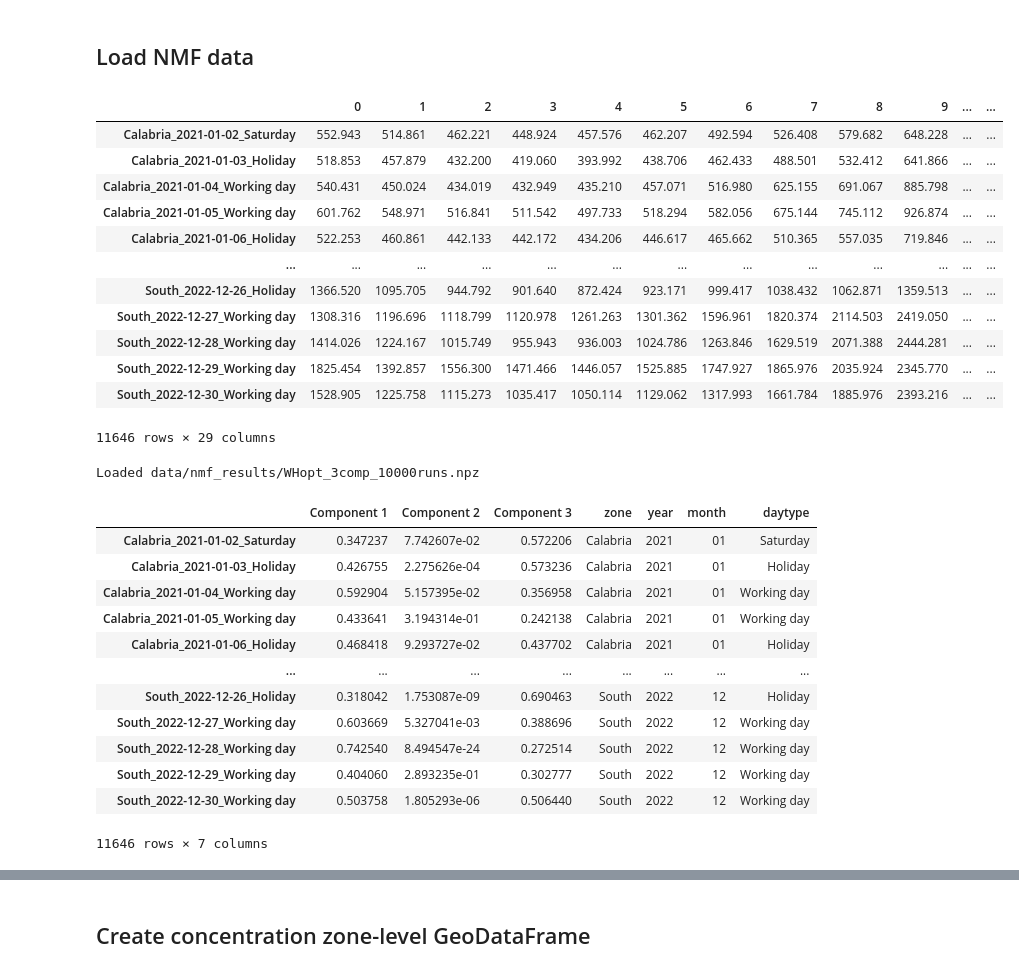
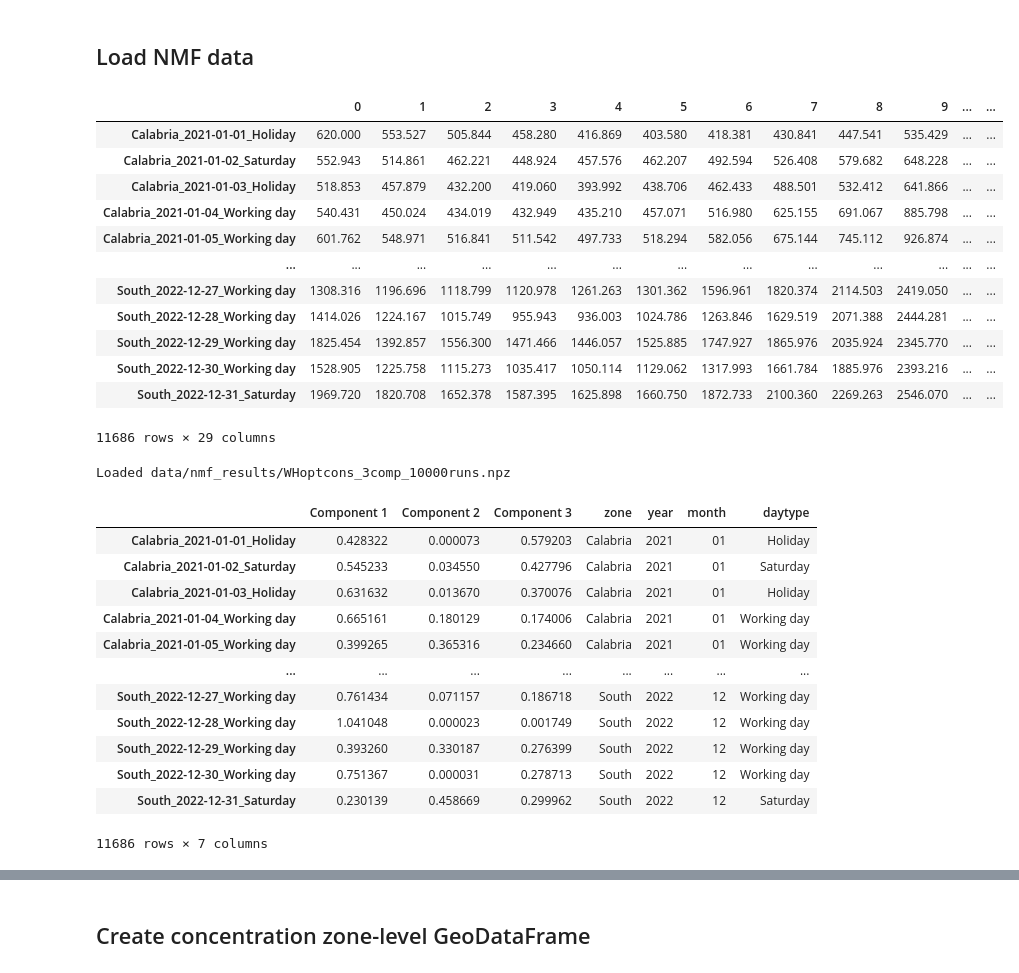
Before and after one commit to gkchln/load_bss, a Jupyter notebook: AdvancedPlots.ipynb, the cells around one changed output, grey strips where cells are left out. Saved outputs shown, nothing was run; the diff lists cells and outputs as text; code cells hidden in the pictures.

```diff
--- a/AdvancedPlots.ipynb
+++ b/AdvancedPlots.ipynb
@@ -161,35 +161,36 @@ gdf
 ## Load NMF data
 # %%
 # Load observations
-infile = 'data/daily_curves_fixed.csv'
+infile = 'data/daily_curves.csv'
 curves_df = pd.read_csv(infile, index_col=0)
 unit_info = curves_df.index.str.extract(r'^(?P<zone>[\w.]+)_(?P<year>\d{4})-(?P<month>\d{2})-\d{2}_(?P<daytype>[\w ]+)$').set_index(curves_df.index)
 curves_df = pd.concat([curves_df, unit_info], axis=1)
 curves_df
 # %% [output]
 |  | 0 | 1 | 2 | 3 | 4 | 5 | 6 | 7 | 8 | 9 | ... | ... |
+| Calabria_2021-01-01_Holiday | 620.000 | 553.527 | 505.844 | 458.280 | 416.869 | 403.580 | 418.381 | 430.841 | 447.541 | 535.429 | ... | ... |
 | Calabria_2021-01-02_Saturday | 552.943 | 514.861 | 462.221 | 448.924 | 457.576 | 462.207 | 492.594 | 526.408 | 579.682 | 648.228 | ... | ... |
 | Calabria_2021-01-03_Holiday | 518.853 | 457.879 | 432.200 | 419.060 | 393.992 | 438.706 | 462.433 | 488.501 | 532.412 | 641.866 | ... | ... |
 | Calabria_2021-01-04_Working day | 540.431 | 450.024 | 434.019 | 432.949 | 435.210 | 457.071 | 516.980 | 625.155 | 691.067 | 885.798 | ... | ... |
 | Calabria_2021-01-05_Working day | 601.762 | 548.971 | 516.841 | 511.542 | 497.733 | 518.294 | 582.056 | 675.144 | 745.112 | 926.874 | ... | ... |
-| Calabria_2021-01-06_Holiday | 522.253 | 460.861 | 442.133 | 442.172 | 434.206 | 446.617 | 465.662 | 510.365 | 557.035 | 719.846 | ... | ... |
 | ... | ... | ... | ... | ... | ... | ... | ... | ... | ... | ... | ... | ... |
-| South_2022-12-26_Holiday | 1366.520 | 1095.705 | 944.792 | 901.640 | 872.424 | 923.171 | 999.417 | 1038.432 | 1062.871 | 1359.513 | ... | ... |
 | South_2022-12-27_Working day | 1308.316 | 1196.696 | 1118.799 | 1120.978 | 1261.263 | 1301.362 | 1596.961 | 1820.374 | 2114.503 | 2419.050 | ... | ... |
 | South_2022-12-28_Working day | 1414.026 | 1224.167 | 1015.749 | 955.943 | 936.003 | 1024.786 | 1263.846 | 1629.519 | 2071.388 | 2444.281 | ... | ... |
 | South_2022-12-29_Working day | 1825.454 | 1392.857 | 1556.300 | 1471.466 | 1446.057 | 1525.885 | 1747.927 | 1865.976 | 2035.924 | 2345.770 | ... | ... |
 | South_2022-12-30_Working day | 1528.905 | 1225.758 | 1115.273 | 1035.417 | 1050.114 | 1129.062 | 1317.993 | 1661.784 | 1885.976 | 2393.216 | ... | ... |
+| South_2022-12-31_Saturday | 1969.720 | 1820.708 | 1652.378 | 1587.395 | 1625.898 | 1660.750 | 1872.733 | 2100.360 | 2269.263 | 2546.070 | ... | ... |
-11646 rows × 29 columns
+11686 rows × 29 columns
 # %%
 # Load W
 n_components = 3
 n_runs = 10000
 smoothed = False
+opt = 'cons'
 
 if smoothed:
-    infile = f'data/nmf_results/WHopt_{n_components}comp_smoothed_{n_runs}runs.npz'
+    infile = f'data/nmf_results/WHopt{opt}_{n_components}comp_smoothed_{n_runs}runs.npz'
 else:
-    infile = f'data/nmf_results/WHopt_{n_components}comp_{n_runs}runs.npz'
+    infile = f'data/nmf_results/WHopt{opt}_{n_components}comp_{n_runs}runs.npz'
 
 data = np.load(infile, allow_pickle=True)
 print(f"Loaded {infile}")
@@ -206,20 +207,20 @@ W[unit_info.columns] = curves_df[unit_info.columns]
 W['zone'] = W.zone.str.replace('.', '-')
 W
 # %% [output]
-Loaded data/nmf_results/WHopt_3comp_10000runs.npz
+Loaded data/nmf_results/WHoptcons_3comp_10000runs.npz
 |  | Component 1 | Component 2 | Component 3 | zone | year | month | daytype |
-| Calabria_2021-01-02_Saturday | 0.347237 | 7.742607e-02 | 0.572206 | Calabria | 2021 | 01 | Saturday |
-| Calabria_2021-01-03_Holiday | 0.426755 | 2.275626e-04 | 0.573236 | Calabria | 2021 | 01 | Holiday |
-| Calabria_2021-01-04_Working day | 0.592904 | 5.157395e-02 | 0.356958 | Calabria | 2021 | 01 | Working day |
-| Calabria_2021-01-05_Working day | 0.433641 | 3.194314e-01 | 0.242138 | Calabria | 2021 | 01 | Working day |
-| Calabria_2021-01-06_Holiday | 0.468418 | 9.293727e-02 | 0.437702 | Calabria | 2021 | 01 | Holiday |
+| Calabria_2021-01-01_Holiday | 0.428322 | 0.000073 | 0.579203 | Calabria | 2021 | 01 | Holiday |
+| Calabria_2021-01-02_Saturday | 0.545233 | 0.034550 | 0.427796 | Calabria | 2021 | 01 | Saturday |
+| Calabria_2021-01-03_Holiday | 0.631632 | 0.013670 | 0.370076 | Calabria | 2021 | 01 | Holiday |
+| Calabria_2021-01-04_Working day | 0.665161 | 0.180129 | 0.174006 | Calabria | 2021 | 01 | Working day |
+| Calabria_2021-01-05_Working day | 0.399265 | 0.365316 | 0.234660 | Calabria | 2021 | 01 | Working day |
 | ... | ... | ... | ... | ... | ... | ... | ... |
-| South_2022-12-26_Holiday | 0.318042 | 1.753087e-09 | 0.690463 | South | 2022 | 12 | Holiday |
-| South_2022-12-27_Working day | 0.603669 | 5.327041e-03 | 0.388696 | South | 2022 | 12 | Working day |
-| South_2022-12-28_Working day | 0.742540 | 8.494547e-24 | 0.272514 | South | 2022 | 12 | Working day |
-| South_2022-12-29_Working day | 0.404060 | 2.893235e-01 | 0.302777 | South | 2022 | 12 | Working day |
-| South_2022-12-30_Working day | 0.503758 | 1.805293e-06 | 0.506440 | South | 2022 | 12 | Working day |
+| South_2022-12-27_Working day | 0.761434 | 0.071157 | 0.186718 | South | 2022 | 12 | Working day |
+| South_2022-12-28_Working day | 1.041048 | 0.000023 | 0.001749 | South | 2022 | 12 | Working day |
+| South_2022-12-29_Working day | 0.393260 | 0.330187 | 0.276399 | South | 2022 | 12 | Working day |
+| South_2022-12-30_Working day | 0.751367 | 0.000031 | 0.278713 | South | 2022 | 12 | Working day |
+| South_2022-12-31_Saturday | 0.230139 | 0.458669 | 0.299962 | South | 2022 | 12 | Saturday |
-11646 rows × 7 columns
+11686 rows × 7 columns
 # %%
 plot_components(H)
 # %% [output]
```
Also changed, not shown: parts of 8 cells of this notebook.
